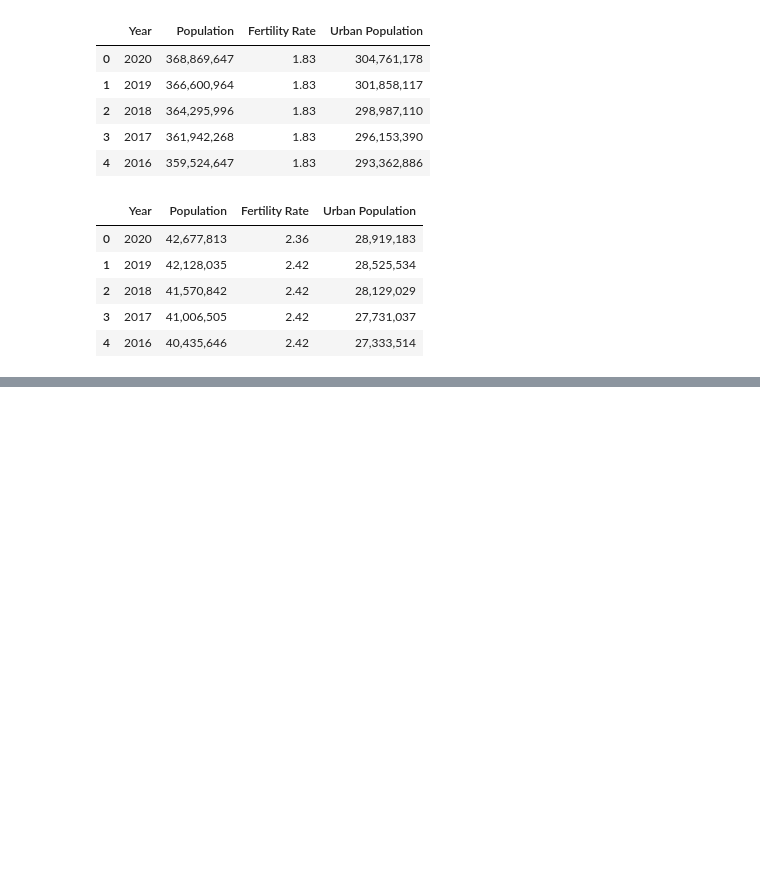
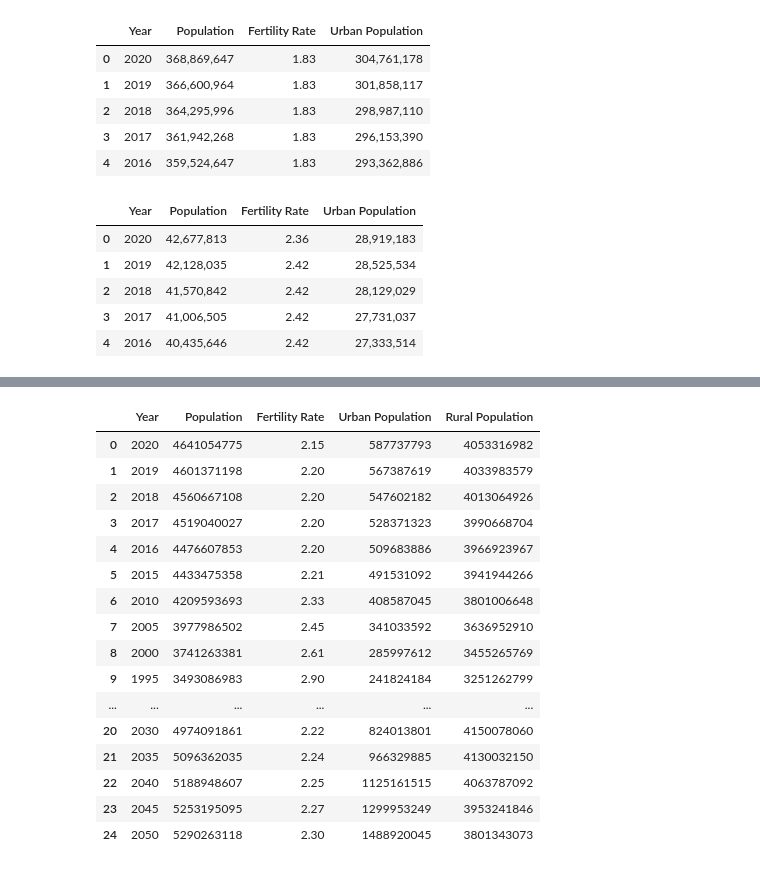
Before and after one commit to amal209/Back-end, a Jupyter notebook: etl.ipynb, the cells around one changed output, grey strips where cells are left out. Saved outputs shown, nothing was run; the diff lists cells and outputs as text; code cells hidden in the pictures; blank space fills up the shorter version.

```diff
--- a/etl.ipynb
+++ b/etl.ipynb
@@ -117,0 +176,20 @@ oceanian_df.head()
+# %%
+asian_df
+# %% [output]
+|  | Year | Population | Fertility Rate | Urban Population | Rural Population |
+| 0 | 2020 | 4641054775 | 2.15 | 587737793 | 4053316982 |
+| 1 | 2019 | 4601371198 | 2.20 | 567387619 | 4033983579 |
+| 2 | 2018 | 4560667108 | 2.20 | 547602182 | 4013064926 |
+| 3 | 2017 | 4519040027 | 2.20 | 528371323 | 3990668704 |
+| 4 | 2016 | 4476607853 | 2.20 | 509683886 | 3966923967 |
+| 5 | 2015 | 4433475358 | 2.21 | 491531092 | 3941944266 |
+| 6 | 2010 | 4209593693 | 2.33 | 408587045 | 3801006648 |
+| 7 | 2005 | 3977986502 | 2.45 | 341033592 | 3636952910 |
+| 8 | 2000 | 3741263381 | 2.61 | 285997612 | 3455265769 |
+| 9 | 1995 | 3493086983 | 2.90 | 241824184 | 3251262799 |
+| ... | ... | ... | ... | ... | ... |
+| 20 | 2030 | 4974091861 | 2.22 | 824013801 | 4150078060 |
+| 21 | 2035 | 5096362035 | 2.24 | 966329885 | 4130032150 |
+| 22 | 2040 | 5188948607 | 2.25 | 1125161515 | 4063787092 |
+| 23 | 2045 | 5253195095 | 2.27 | 1299953249 | 3953241846 |
+| 24 | 2050 | 5290263118 | 2.30 | 1488920045 | 3801343073 |
```
Also changed, not shown: parts of 18 cells of this notebook.
